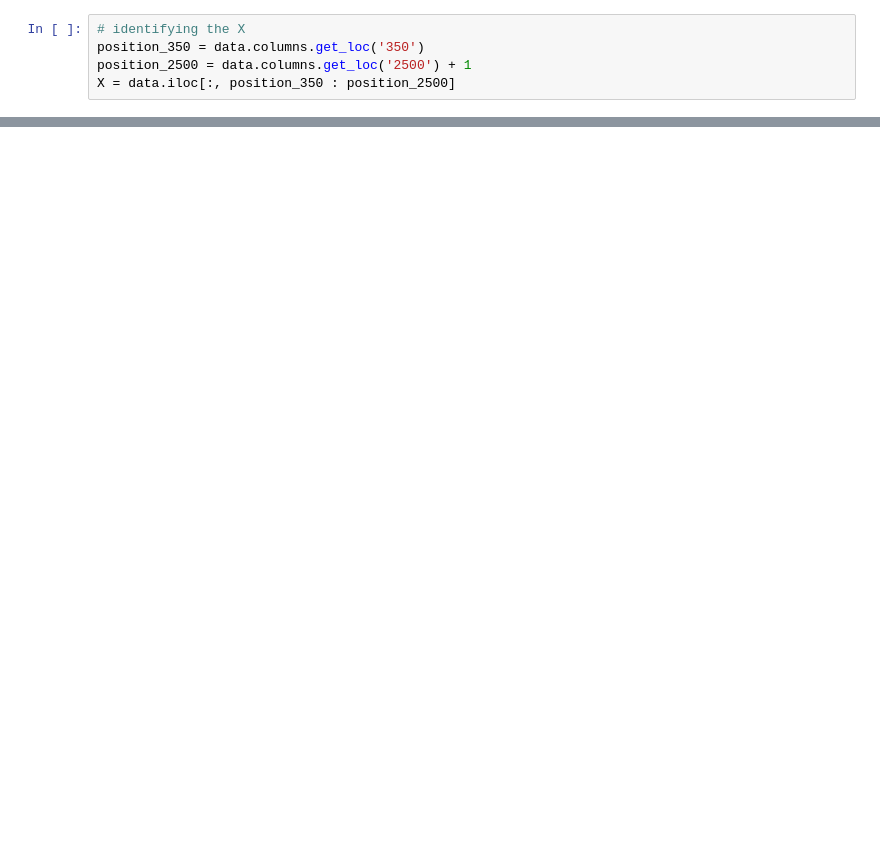
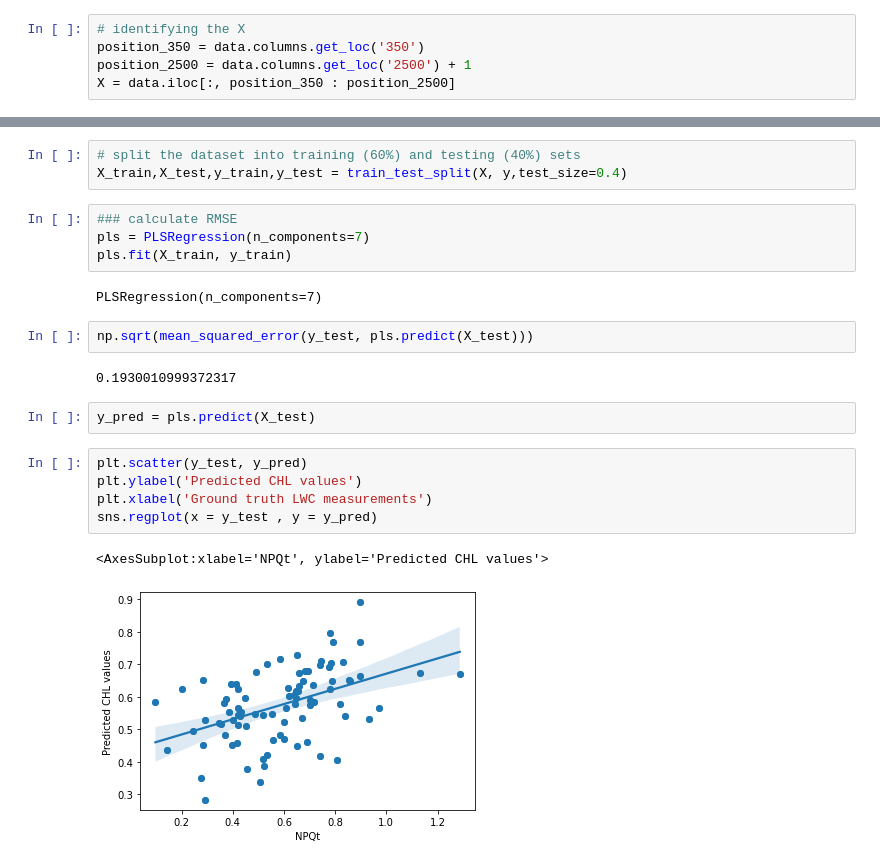
Before and after one commit to distip/Maize_2022_Brooke, a Jupyter notebook: Analysis.ipynb, the cells around one changed output, grey strips where cells are left out. Saved outputs shown, nothing was run; the diff lists cells and outputs as text; blank space fills up the shorter version.

```diff
--- a/Analysis.ipynb
+++ b/Analysis.ipynb
@@ -56,0 +84,23 @@ X.shape
+# %%
+# split the dataset into training (60%) and testing (40%) sets
+X_train,X_test,y_train,y_test = train_test_split(X, y,test_size=0.4)
+# %%
+### calculate RMSE
+pls = PLSRegression(n_components=7)
+pls.fit(X_train, y_train)
+# %% [output]
+PLSRegression(n_components=7)
+# %%
+np.sqrt(mean_squared_error(y_test, pls.predict(X_test)))
+# %% [output]
+0.1930010999372317
+# %%
+y_pred = pls.predict(X_test)
+# %%
+plt.scatter(y_test, y_pred)
+plt.ylabel('Predicted CHL values')
+plt.xlabel('Ground truth LWC measurements')
+sns.regplot(x = y_test , y = y_pred)
+# %% [output]
+<AxesSubplot:xlabel='NPQt', ylabel='Predicted CHL values'>
+[figure, added]
```
Also changed, not shown: parts of 13 cells of this notebook, 7 other files.
